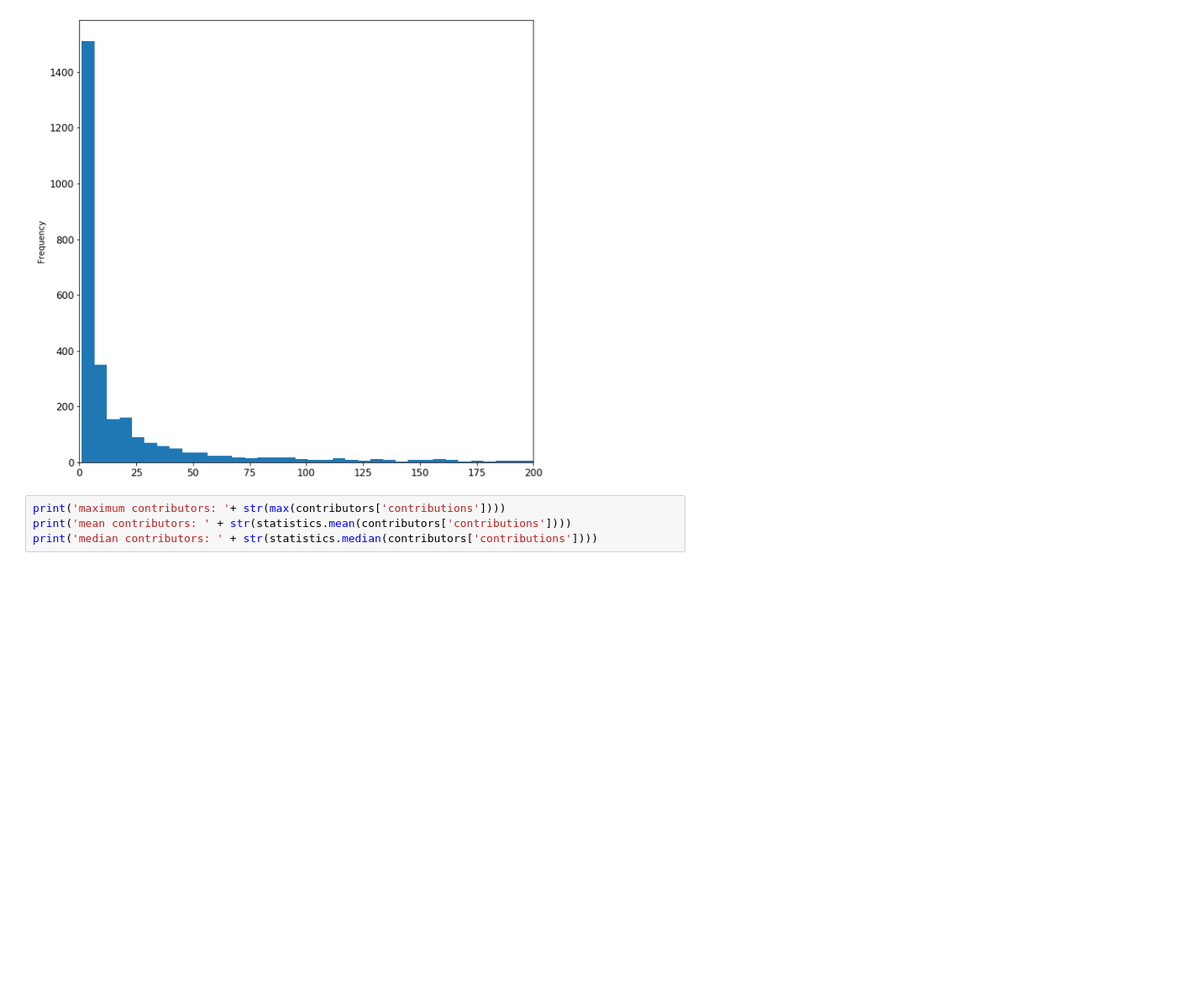
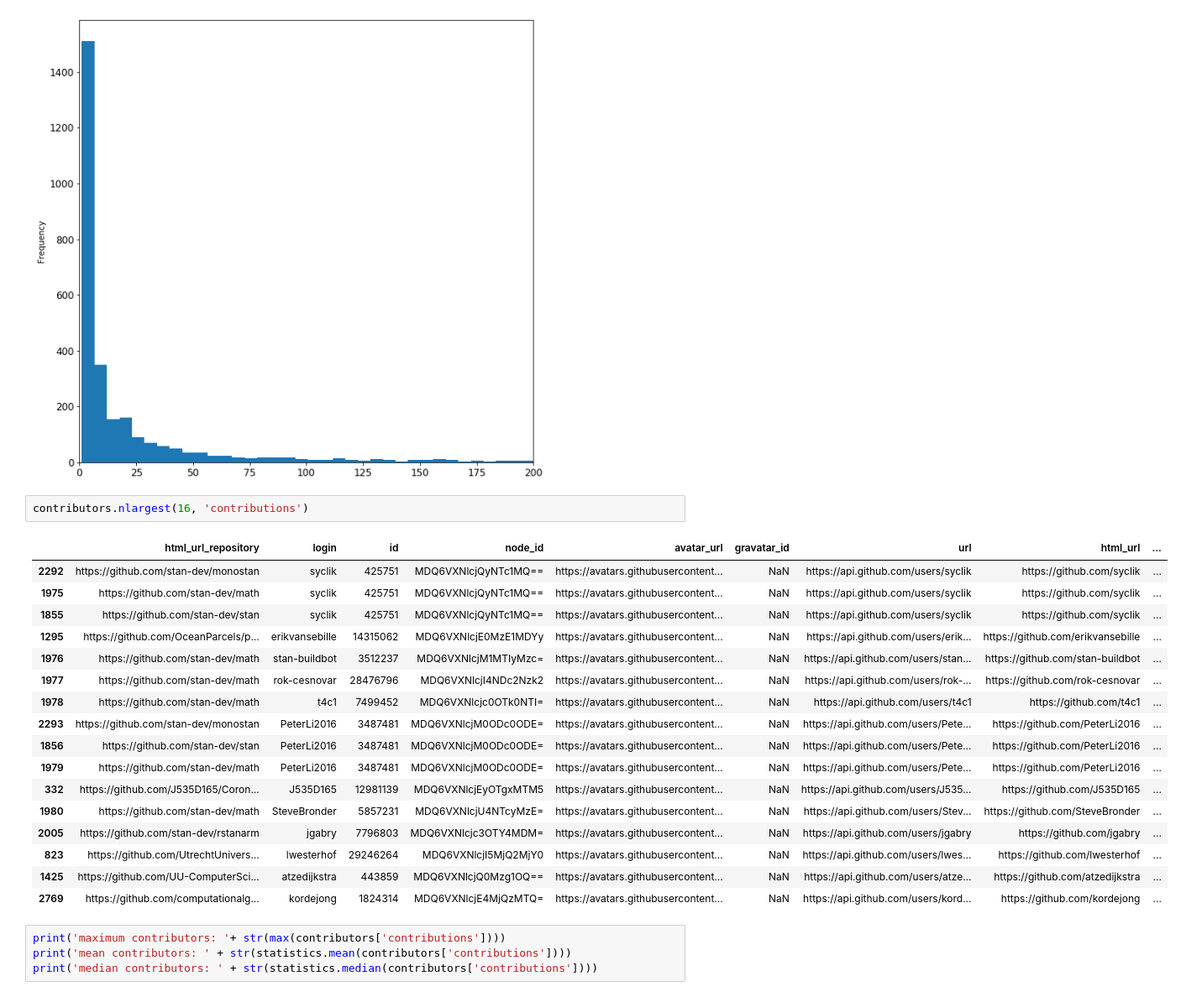
Before and after one commit to UtrechtUniversity/SWORDS-UU, a Jupyter notebook: repository_collection/repo_analysis.ipynb, the cells around one changed output. Shown at 84% size. Cells and saved outputs as stored; diff of their text form; blank space fills up the shorter version.

```diff
--- a/repository_collection/repo_analysis.ipynb
+++ b/repository_collection/repo_analysis.ipynb
@@ -194,6 +270,26 @@ contributors['contributions'].plot(kind = 'hist', xlim = (0, 200), bins = 1000,
 plt.savefig('contributors.png')
 # %% [output]
 [figure]
+# %%
+contributors.nlargest(16, 'contributions')
+# %% [output]
+|  | html_url_repository | login | id | node_id | avatar_url | gravatar_id | url | html_url | ... |
+| 2292 | https://github.com/stan-dev/monostan | syclik | 425751 | MDQ6VXNlcjQyNTc1MQ== | https://avatars.githubusercontent... | NaN | https://api.github.com/users/syclik | https://github.com/syclik | ... |
+| 1975 | https://github.com/stan-dev/math | syclik | 425751 | MDQ6VXNlcjQyNTc1MQ== | https://avatars.githubusercontent... | NaN | https://api.github.com/users/syclik | https://github.com/syclik | ... |
+| 1855 | https://github.com/stan-dev/stan | syclik | 425751 | MDQ6VXNlcjQyNTc1MQ== | https://avatars.githubusercontent... | NaN | https://api.github.com/users/syclik | https://github.com/syclik | ... |
+| 1295 | https://github.com/OceanParcels/p... | erikvansebille | 14315062 | MDQ6VXNlcjE0MzE1MDYy | https://avatars.githubusercontent... | NaN | https://api.github.com/users/erik... | https://github.com/erikvansebille | ... |
+| 1976 | https://github.com/stan-dev/math | stan-buildbot | 3512237 | MDQ6VXNlcjM1MTIyMzc= | https://avatars.githubusercontent... | NaN | https://api.github.com/users/stan... | https://github.com/stan-buildbot | ... |
+| 1977 | https://github.com/stan-dev/math | rok-cesnovar | 28476796 | MDQ6VXNlcjI4NDc2Nzk2 | https://avatars.githubusercontent... | NaN | https://api.github.com/users/rok-... | https://github.com/rok-cesnovar | ... |
+| 1978 | https://github.com/stan-dev/math | t4c1 | 7499452 | MDQ6VXNlcjc0OTk0NTI= | https://avatars.githubusercontent... | NaN | https://api.github.com/users/t4c1 | https://github.com/t4c1 | ... |
+| 2293 | https://github.com/stan-dev/monostan | PeterLi2016 | 3487481 | MDQ6VXNlcjM0ODc0ODE= | https://avatars.githubusercontent... | NaN | https://api.github.com/users/Pete... | https://github.com/PeterLi2016 | ... |
+| 1856 | https://github.com/stan-dev/stan | PeterLi2016 | 3487481 | MDQ6VXNlcjM0ODc0ODE= | https://avatars.githubusercontent... | NaN | https://api.github.com/users/Pete... | https://github.com/PeterLi2016 | ... |
+| 1979 | https://github.com/stan-dev/math | PeterLi2016 | 3487481 | MDQ6VXNlcjM0ODc0ODE= | https://avatars.githubusercontent... | NaN | https://api.github.com/users/Pete... | https://github.com/PeterLi2016 | ... |
+| 332 | https://github.com/J535D165/Coron... | J535D165 | 12981139 | MDQ6VXNlcjEyOTgxMTM5 | https://avatars.githubusercontent... | NaN | https://api.github.com/users/J535... | https://github.com/J535D165 | ... |
+| 1980 | https://github.com/stan-dev/math | SteveBronder | 5857231 | MDQ6VXNlcjU4NTcyMzE= | https://avatars.githubusercontent... | NaN | https://api.github.com/users/Stev... | https://github.com/SteveBronder | ... |
+| 2005 | https://github.com/stan-dev/rstanarm | jgabry | 7796803 | MDQ6VXNlcjc3OTY4MDM= | https://avatars.githubusercontent... | NaN | https://api.github.com/users/jgabry | https://github.com/jgabry | ... |
+| 823 | https://github.com/UtrechtUnivers... | lwesterhof | 29246264 | MDQ6VXNlcjI5MjQ2MjY0 | https://avatars.githubusercontent... | NaN | https://api.github.com/users/lwes... | https://github.com/lwesterhof | ... |
+| 1425 | https://github.com/UU-ComputerSci... | atzedijkstra | 443859 | MDQ6VXNlcjQ0Mzg1OQ== | https://avatars.githubusercontent... | NaN | https://api.github.com/users/atze... | https://github.com/atzedijkstra | ... |
+| 2769 | https://github.com/computationalg... | kordejong | 1824314 | MDQ6VXNlcjE4MjQzMTQ= | https://avatars.githubusercontent... | NaN | https://api.github.com/users/kord... | https://github.com/kordejong | ... |
 # %%
 print('maximum contributors: '+ str(max(contributors['contributions'])))
 print('mean contributors: ' + str(statistics.mean(contributors['contributions'])))
```
Also changed, not shown: parts of 5 cells of this notebook, 4 other files.
